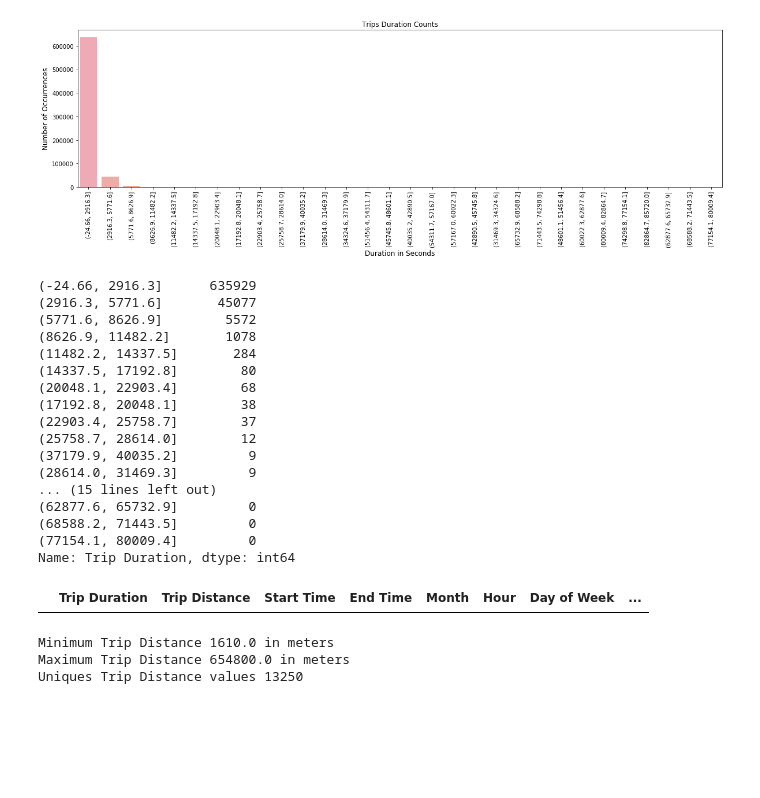
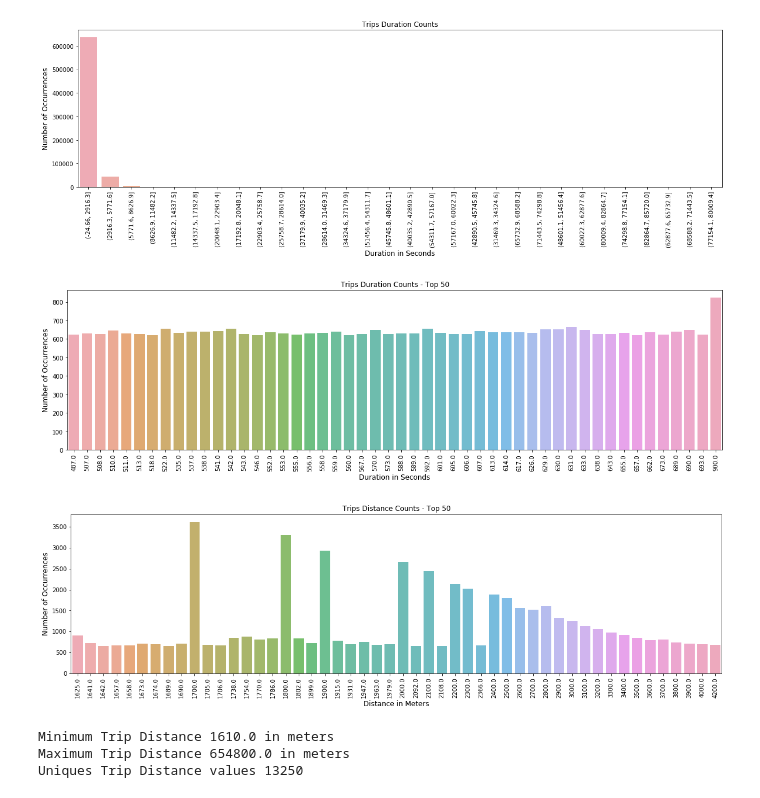
Before and after one commit to sameerabalay/Dockless_Mobility, a Jupyter notebook: src/EDA_2.ipynb, the cells around one changed output. Cells and saved outputs as stored; diff of their text form; code cells hidden in the pictures; blank space fills up the shorter version.

```diff
--- a/src/EDA_2.ipynb
+++ b/src/EDA_2.ipynb
@@ -228,30 +228,34 @@ plt.savefig('../output/EDA/Trip_Duration_Counts_After_Removing_Invalid_Data.png'
 plt.show()
 # %% [output]
 [figure]
-# %%
-trip_duration_count
-# %% [output]
-(-24.66, 2916.3]      635929
-(2916.3, 5771.6]       45077
-(5771.6, 8626.9]        5572
-(8626.9, 11482.2]       1078
-(11482.2, 14337.5]       284
-(14337.5, 17192.8]        80
-(20048.1, 22903.4]        68
-(17192.8, 20048.1]        38
-(22903.4, 25758.7]        37
-(25758.7, 28614.0]        12
-(37179.9, 40035.2]         9
-(28614.0, 31469.3]         9
-... (15 lines left out)
-(62877.6, 65732.9]         0
-(68588.2, 71443.5]         0
-(77154.1, 80009.4]         0
-Name: Trip Duration, dtype: int64
-# %%
-df[df['Trip Duration'] < 0]
-# %% [output]
-|  | Trip Duration | Trip Distance | Start Time | End Time | Month | Hour | Day of Week | ... |
+# %%
+# Plotting a bar graph of the number of trips by distance
+trip_duration_count  = df['Trip Duration'].value_counts(sort=True, ascending=False)
+trip_duration_count = trip_duration_count[:50,]
+plt.figure(figsize=(20,5))
+sns.barplot(trip_duration_count.index, trip_duration_count.values, alpha=0.8)
+plt.title('Trips Duration Counts - Top 50')
+plt.ylabel('Number of Occurrences', fontsize=12)
+plt.xlabel('Duration in Seconds', fontsize=12,rotation='horizontal')
+plt.xticks(rotation=90)
+plt.savefig('../output/EDA/Trip_Duration_Counts_Top_50.png')
+plt.show()
+# %% [output]
+[figure, added]
+# %%
+# Plotting a bar graph of the number of trips by distance
+trip_distance_count  = df['Trip Distance'].value_counts(sort=True, ascending=False)
+trip_distance_count = trip_distance_count[:50,]
+plt.figure(figsize=(20,5))
+sns.barplot(trip_distance_count.index, trip_distance_count.values, alpha=0.8)
+plt.title('Trips Distance Counts - Top 50')
+plt.ylabel('Number of Occurrences', fontsize=12)
+plt.xlabel('Distance in Meters', fontsize=12,rotation='horizontal')
+plt.xticks(rotation=90)
+plt.savefig('../output/EDA/Trip_Distance_Counts_Top_50.png')
+plt.show()
+# %% [output]
+[figure, added]
 # %%
 minimum_trip_distance = df['Trip Distance'].min() # minimum trip distance
 maximum_trip_distance = df['Trip Distance'].max() # maximum trip distance
```
Also changed, not shown: parts of 4 cells of this notebook, 4 other files.
